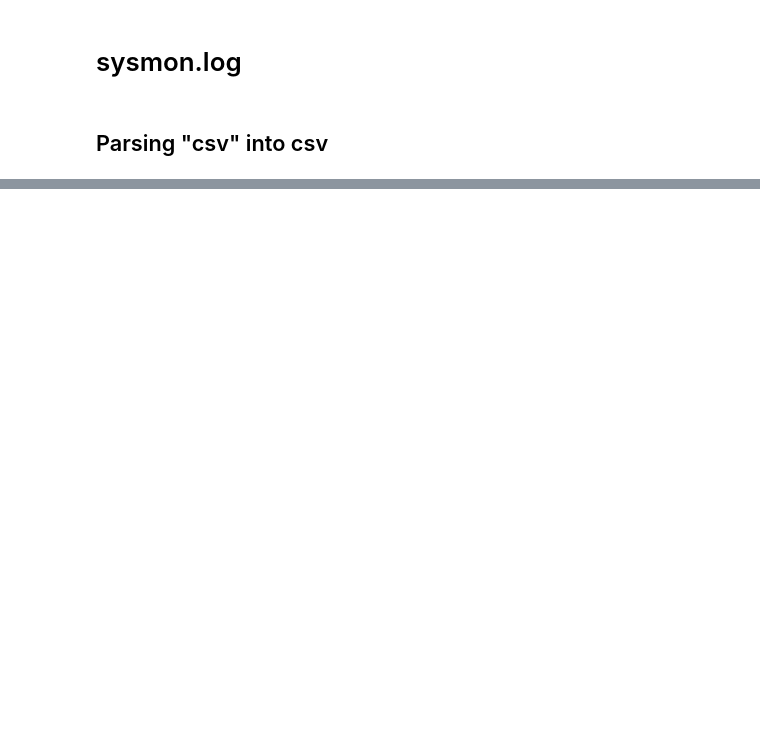
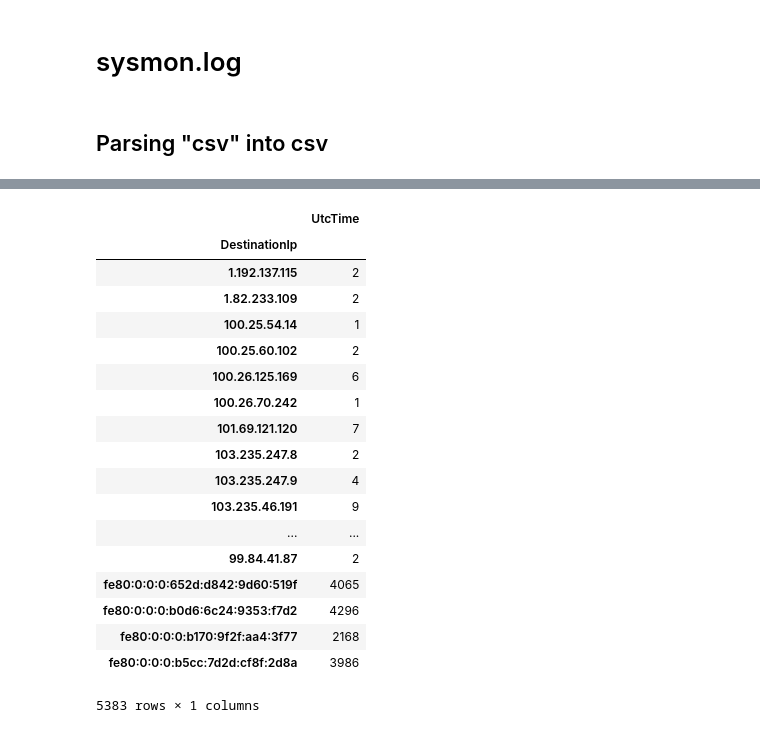
Before and after one commit to 8ToThePowerOfMol/UniTContest, a Jupyter notebook: sysmon.ipynb, the cells around one changed output, grey strips where cells are left out. Drawn from its saved outputs; the diff is of its cells as text; code cells hidden in the pictures; blank space fills up the shorter version.

```diff
--- a/sysmon.ipynb
+++ b/sysmon.ipynb
@@ -84,0 +80,22 @@ lines
+# %%
+df_user_filtered.groupby(['DestinationIp']).count()
+# %% [output]
+|  | UtcTime |
+| DestinationIp |  |
+| 1.192.137.115 | 2 |
+| 1.82.233.109 | 2 |
+| 100.25.54.14 | 1 |
+| 100.25.60.102 | 2 |
+| 100.26.125.169 | 6 |
+| 100.26.70.242 | 1 |
+| 101.69.121.120 | 7 |
+| 103.235.247.8 | 2 |
+| 103.235.247.9 | 4 |
+| 103.235.46.191 | 9 |
+| ... | ... |
+| 99.84.41.87 | 2 |
+| fe80:0:0:0:652d:d842:9d60:519f | 4065 |
+| fe80:0:0:0:b0d6:6c24:9353:f7d2 | 4296 |
+| fe80:0:0:0:b170:9f2f:aa4:3f77 | 2168 |
+| fe80:0:0:0:b5cc:7d2d:cf8f:2d8a | 3986 |
+5383 rows × 1 columns
```
Also changed, not shown: parts of 9 cells of this notebook.
